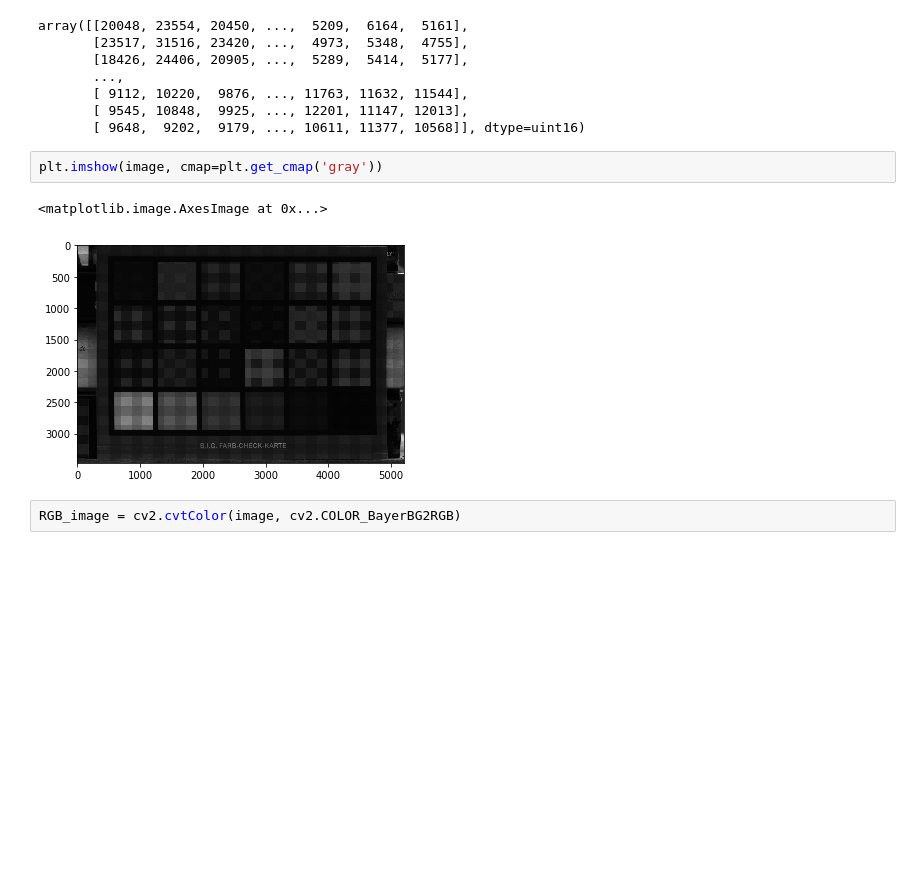
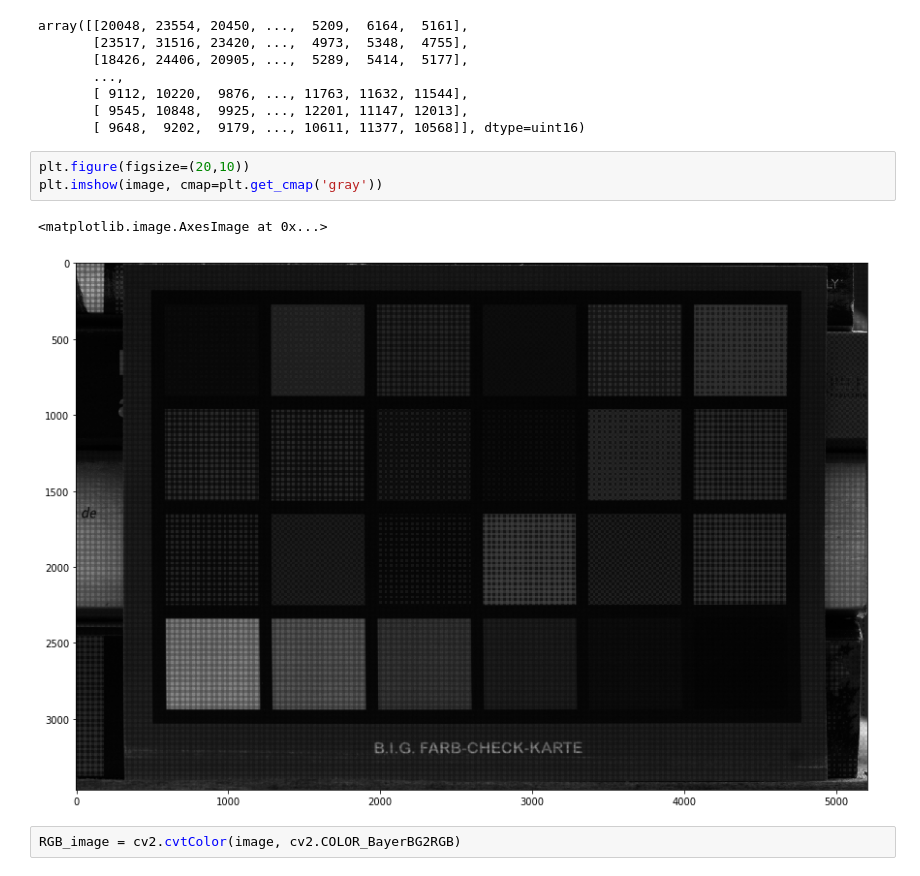
Before and after one commit to Hansastro/Astrolight, a Jupyter notebook: RAW_to_RGB.ipynb, the cells around one changed output. Saved outputs shown, nothing was run; the diff lists cells and outputs as text; blank space fills up the shorter version.

```diff
--- a/RAW_to_RGB.ipynb
+++ b/RAW_to_RGB.ipynb
@@ -46,10 +46,11 @@ array([[20048, 23554, 20450, ...,  5209,  6164,  5161],
        [ 9545, 10848,  9925, ..., 12201, 11147, 12013],
        [ 9648,  9202,  9179, ..., 10611, 11377, 10568]], dtype=uint16)
 # %%
+plt.figure(figsize=(20,10))
 plt.imshow(image, cmap=plt.get_cmap('gray'))
 # %% [output]
 <matplotlib.image.AxesImage at 0x...>
-[figure, old version]
+[figure, new version]
 # %%
 RGB_image = cv2.cvtColor(image, cv2.COLOR_BayerBG2RGB)
 # %%
```
Also changed, not shown: parts of 6 cells of this notebook.
